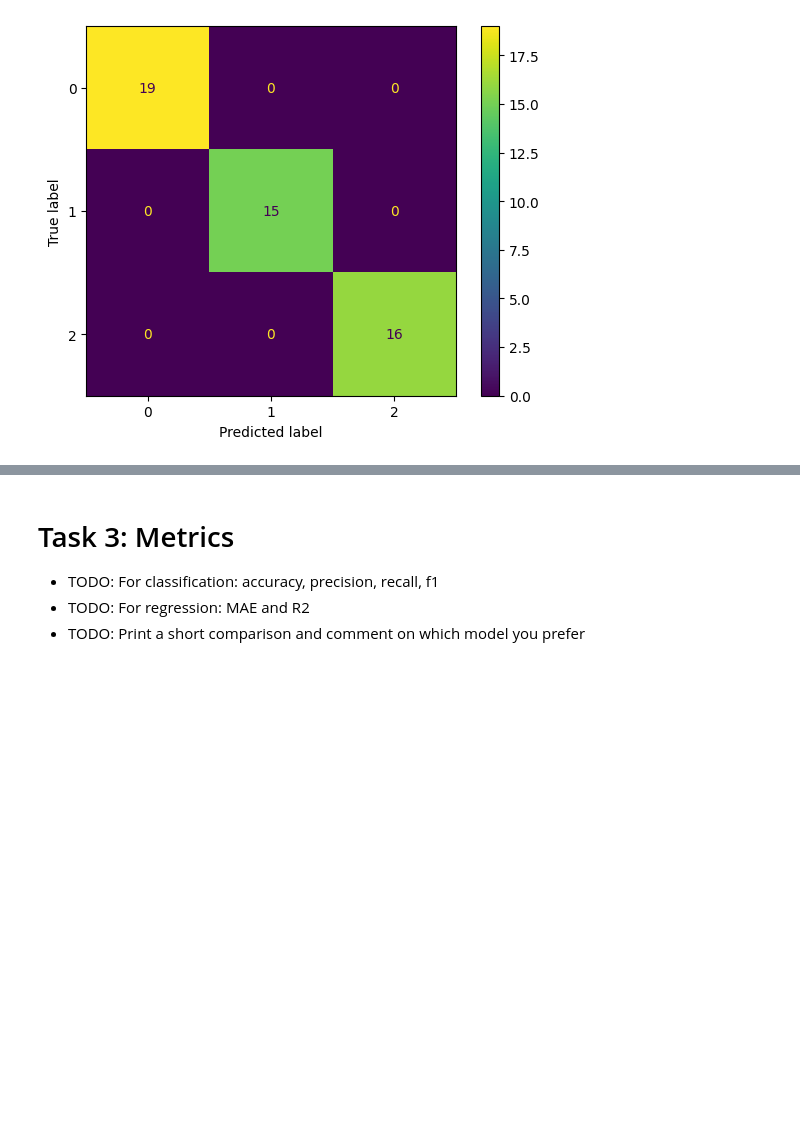
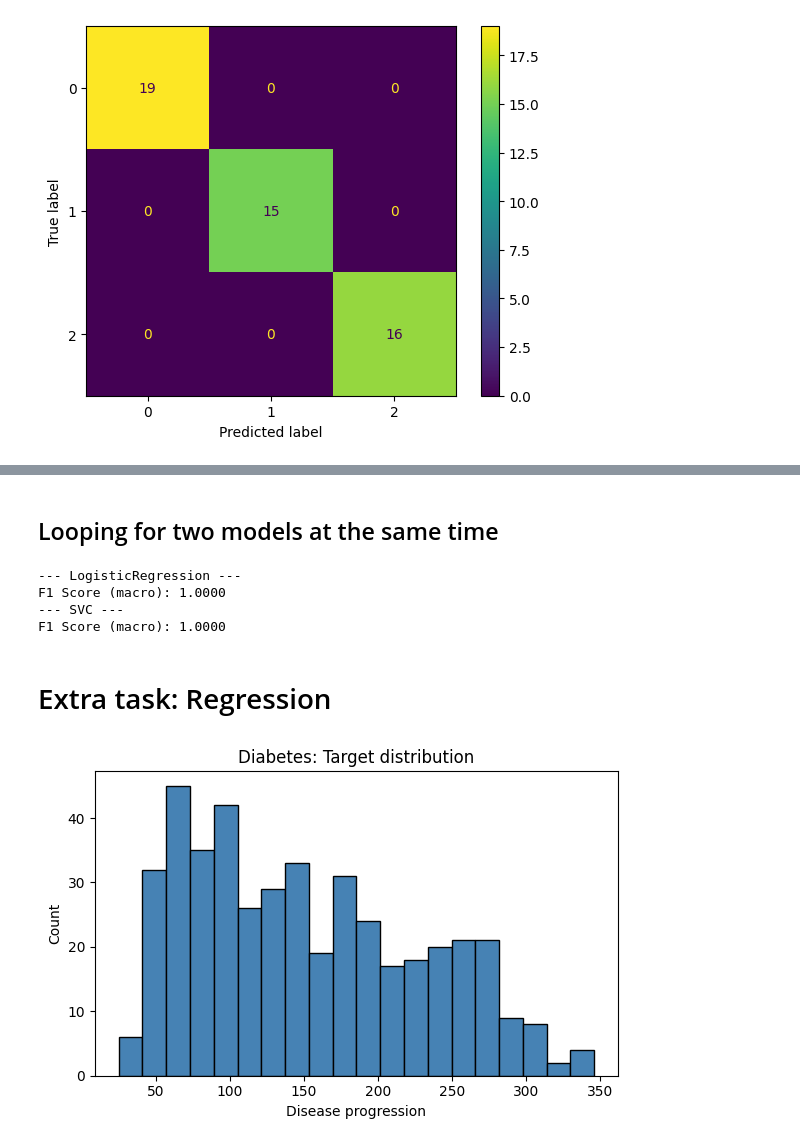
Before and after one commit to omeraytug/ML-Frameworks, a Jupyter notebook: assignment_solutions/L4/L4.ipynb, the cells around one changed output, grey strips where cells are left out. Saved outputs shown, nothing was run; the diff lists cells and outputs as text; code cells hidden in the pictures; blank space fills up the shorter version.

```diff
--- a/assignment_solutions/L4/L4.ipynb
+++ b/assignment_solutions/L4/L4.ipynb
@@ -127,7 +122,35 @@ weighted avg       0.98      0.98      0.98        50
 <sklearn.metrics._plot.confusion_matrix.ConfusionMatrixDisplay at 0x...>
 [figure]
+# %% [markdown]
+## Looping for two models at the same time
+# %%
+for model in [LogReg, svc]:
+    model.fit(X_train, y_train)
+    preds = model.predict(X_test)
+    print(f"--- {model.__class__.__name__} ---")
+    # Macro-average treats each class equally (good for multiclass)
+    print(f"F1 Score (macro): {f1_score(y_test, preds, average='macro'):.4f}")
+# %% [output]
+--- LogisticRegression ---
+F1 Score (macro): 1.0000
+--- SVC ---
+F1 Score (macro): 1.0000
 # %% [markdown]
-# Task 3: Metrics
-- TODO: For classification: accuracy, precision, recall, f1
-- TODO: For regression: MAE and R2
-- TODO: Print a short comparison and comment on which model you prefer
+# Extra task: Regression
+# %%
+diabetes = load_diabetes(as_frame=True)
+X_reg = diabetes.data
+y_reg = diabetes.target
+
+X_reg_train, X_reg_test, y_reg_train, y_reg_test = train_test_split(
+    X_reg, y_reg, test_size=0.2, random_state=42)
+
+plt.figure(figsize=(6, 4))
+plt.hist(y_reg, bins=20, color="steelblue", edgecolor="black")
+plt.title("Diabetes: Target distribution")
+plt.xlabel("Disease progression")
+plt.ylabel("Count")
+plt.tight_layout()
+plt.show()
+# %% [output]
+[figure, added]
```
Also changed, not shown: parts of 3 cells of this notebook, 1 other file.
